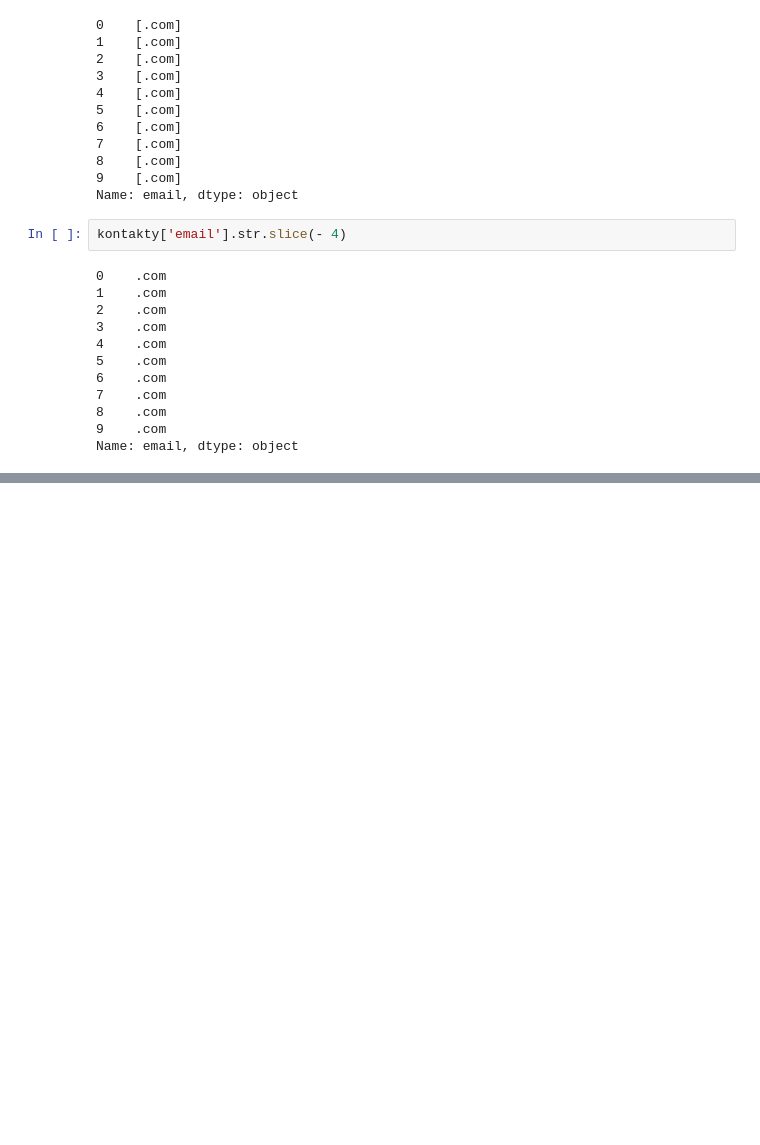
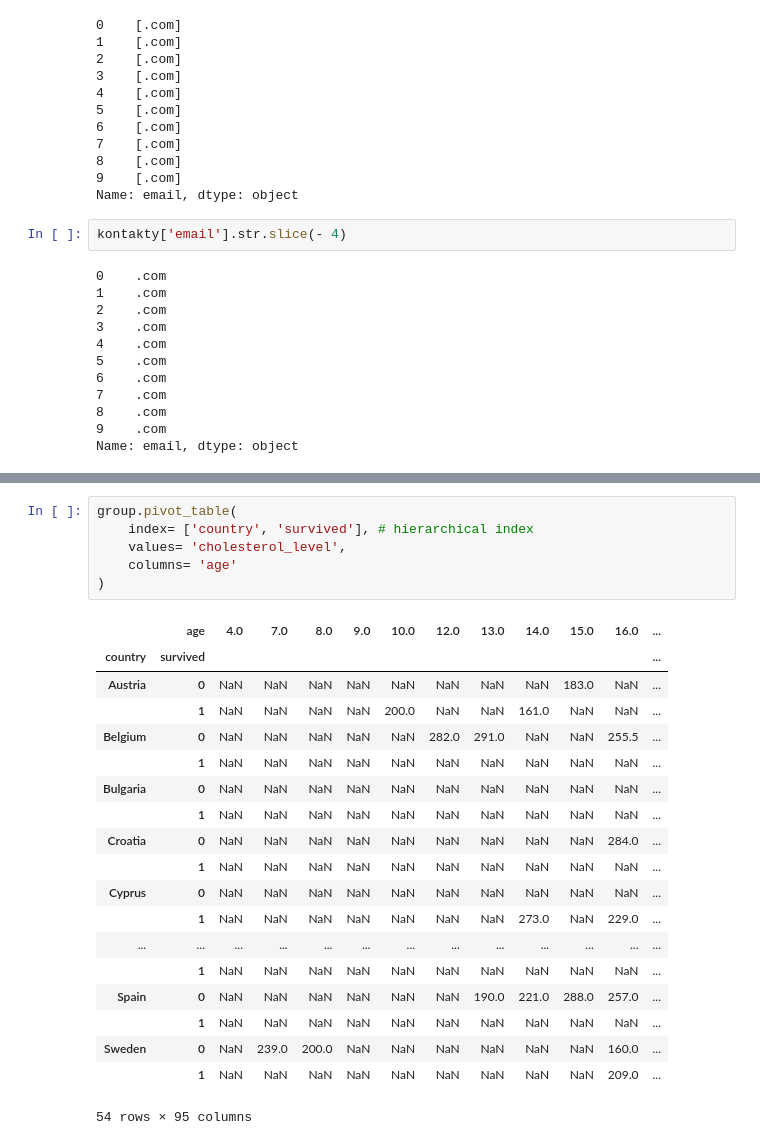
Before and after one commit to fsmehyl/data_science, a Jupyter notebook: skillmea_kurz_pandas.ipynb, the cells around one changed output, grey strips where cells are left out. Drawn from its saved outputs; the diff is of its cells as text; blank space fills up the shorter version.

```diff
--- a/skillmea_kurz_pandas.ipynb
+++ b/skillmea_kurz_pandas.ipynb
@@ -309,0 +350,26 @@ kontakty['name'].str.get_dummies()
+# %%
+group.pivot_table(
+    index= ['country', 'survived'], # hierarchical index
+    values= 'cholesterol_level',
+    columns= 'age'
+)
+# %% [output]
+|  | age | 4.0 | 7.0 | 8.0 | 9.0 | 10.0 | 12.0 | 13.0 | 14.0 | 15.0 | 16.0 | ... |
+| country | survived |  |  |  |  |  |  |  |  |  |  | ... |
+| Austria | 0 | NaN | NaN | NaN | NaN | NaN | NaN | NaN | NaN | 183.0 | NaN | ... |
+|  | 1 | NaN | NaN | NaN | NaN | 200.0 | NaN | NaN | 161.0 | NaN | NaN | ... |
+| Belgium | 0 | NaN | NaN | NaN | NaN | NaN | 282.0 | 291.0 | NaN | NaN | 255.5 | ... |
+|  | 1 | NaN | NaN | NaN | NaN | NaN | NaN | NaN | NaN | NaN | NaN | ... |
+| Bulgaria | 0 | NaN | NaN | NaN | NaN | NaN | NaN | NaN | NaN | NaN | NaN | ... |
+|  | 1 | NaN | NaN | NaN | NaN | NaN | NaN | NaN | NaN | NaN | NaN | ... |
+| Croatia | 0 | NaN | NaN | NaN | NaN | NaN | NaN | NaN | NaN | NaN | 284.0 | ... |
+|  | 1 | NaN | NaN | NaN | NaN | NaN | NaN | NaN | NaN | NaN | NaN | ... |
+| Cyprus | 0 | NaN | NaN | NaN | NaN | NaN | NaN | NaN | NaN | NaN | NaN | ... |
+|  | 1 | NaN | NaN | NaN | NaN | NaN | NaN | NaN | 273.0 | NaN | 229.0 | ... |
+| ... | ... | ... | ... | ... | ... | ... | ... | ... | ... | ... | ... | ... |
+|  | 1 | NaN | NaN | NaN | NaN | NaN | NaN | NaN | NaN | NaN | NaN | ... |
+| Spain | 0 | NaN | NaN | NaN | NaN | NaN | NaN | 190.0 | 221.0 | 288.0 | 257.0 | ... |
+|  | 1 | NaN | NaN | NaN | NaN | NaN | NaN | NaN | NaN | NaN | NaN | ... |
+| Sweden | 0 | NaN | 239.0 | 200.0 | NaN | NaN | NaN | NaN | NaN | NaN | 160.0 | ... |
+|  | 1 | NaN | NaN | NaN | NaN | NaN | NaN | NaN | NaN | NaN | 209.0 | ... |
+54 rows × 95 columns
```
Also changed, not shown: parts of 40 cells of this notebook, 3 other files.
